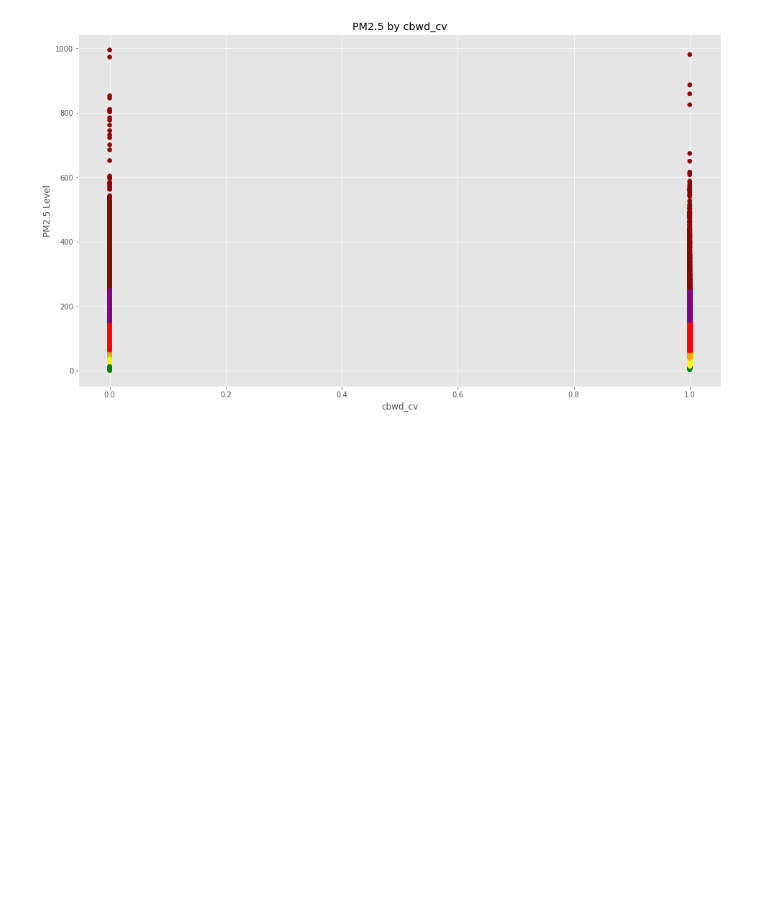
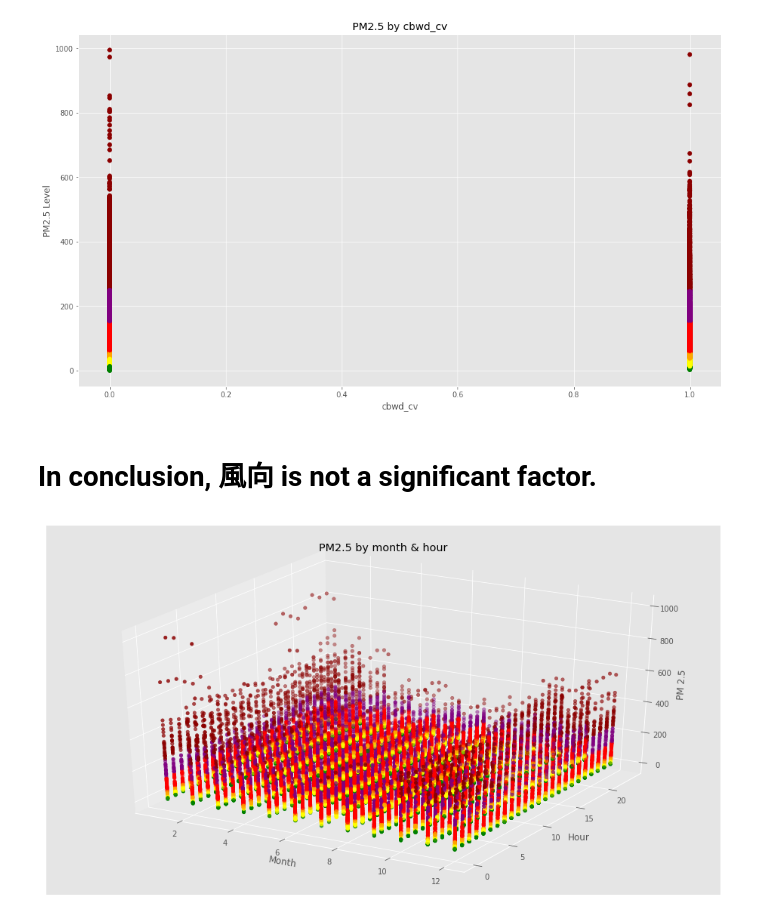
Before and after one commit to sammingty/sharing-github, a Jupyter notebook: PM2.5.ipynb, the cells around one changed output. Cells and saved outputs as stored; diff of their text form; code cells hidden in the pictures; blank space fills up the shorter version.

```diff
--- a/PM2.5.ipynb
+++ b/PM2.5.ipynb
@@ -481,3 +482,43 @@ plt.title('PM2.5 by cbwd_cv')
 plt.show()
 # %% [output]
 [figure]
+# %% [markdown]
+# In conclusion, 風向 is not a significant factor.
+# %%
+import matplotlib
+import matplotlib.pyplot as plt
+%matplotlib inline
+from mpl_toolkits.mplot3d import Axes3D
+
+fig = plt.figure(figsize=(16,9))
+ax = fig.add_subplot(111, projection='3d')
+
+# plot 3d diagram
+x = df['month']
+y = df['hour']
+z = df['pm2.5']
+colors = ['green','yellow','orange','red','purple','darkred']
+number = []
+
+for item in z:
+    if (item <= 12):
+        number.append(1)
+    elif (item <= 35.4):
+        number.append(2)
+    elif (item <= 55.4):
+        number.append(3)
+    elif (item <= 150.4):
+        number.append(4)
+    elif (item <= 250.4):
+        number.append(5)
+    else:
+        number.append(6)
+
+ax.scatter(x, y, z, c=number, cmap=matplotlib.colors.ListedColormap(colors))
+ax.set_xlabel('Month')
+ax.set_ylabel('Hour')
+ax.set_zlabel('PM 2.5')
+plt.title('PM2.5 by month & hour')
+plt.show()
+# %% [output]
+[figure, added]
```
Also changed, not shown: parts of 1 cell of this notebook.
